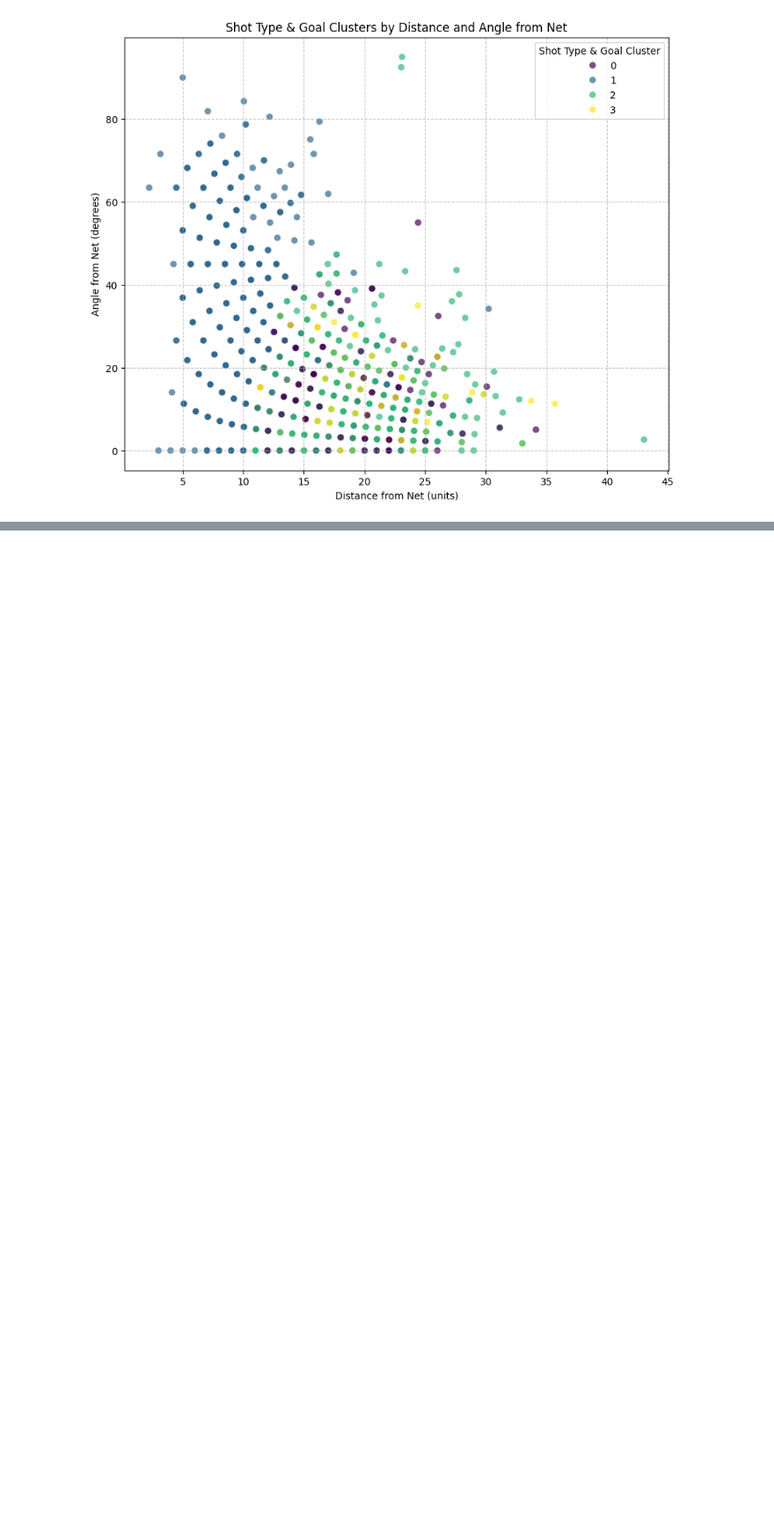
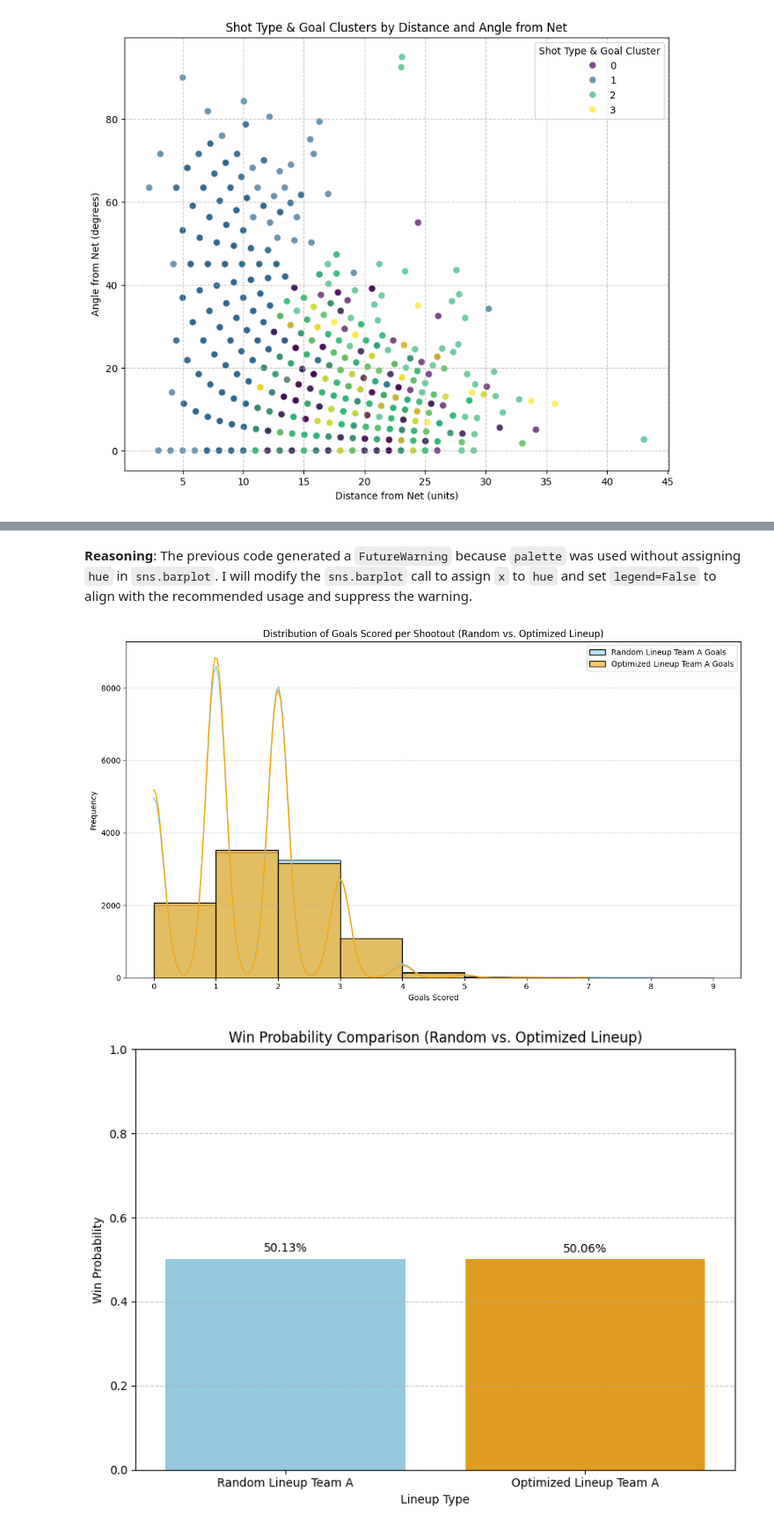
Before and after one commit to Darknight899/Comprehensive-Assessment-, a Jupyter notebook: Capstone_Project.ipynb, the cells around one changed output, grey strips where cells are left out. Shown at 88% size. Drawn from its saved outputs; the diff is of its cells as text; code cells hidden in the pictures; blank space fills up the shorter version.

```diff
--- a/Capstone_Project.ipynb
+++ b/Capstone_Project.ipynb
@@ -1991,0 +2688,48 @@ plt.show()
+# %% [markdown]
+**Reasoning**:
+The previous code generated a `FutureWarning` because `palette` was used without assigning `hue` in `sns.barplot`. I will modify the `sns.barplot` call to assign `x` to `hue` and set `legend=False` to align with the recommended usage and suppress the warning.
+# %%
+import matplotlib.pyplot as plt
+import seaborn as sns
+import pandas as pd
+
+# 1. Overlaid Histograms for Goals Scored
+plt.figure(figsize=(12, 7))
+sns.histplot(random_team_a_goals, color='skyblue', label='Random Lineup Team A Goals', kde=True, alpha=0.6, bins=range(int(max(random_team_a_goals.max(), optimized_team_a_goals.max())) + 2))
+sns.histplot(optimized_team_a_goals, color='orange', label='Optimized Lineup Team A Goals', kde=True, alpha=0.6, bins=range(int(max(random_team_a_goals.max(), optimized_team_a_goals.max())) + 2))
+plt.title('Distribution of Goals Scored per Shootout (Random vs. Optimized Lineup)')
+plt.xlabel('Goals Scored')
+plt.ylabel('Frequency')
+plt.xticks(range(int(max(random_team_a_goals.max(), optimized_team_a_goals.max())) + 2))
+plt.legend()
+plt.grid(axis='y', linestyle='--', alpha=0.7)
+plt.tight_layout()
+plt.show()
+
+# 2. Bar Chart for Win Probabilities
+win_probabilities_df = pd.DataFrame({
+    'Lineup Type': ['Random Lineup Team A', 'Optimized Lineup Team A'],
+    'Win Probability': [random_win_prob_a, optimized_win_prob_a]
+})
+
+plt.figure(figsize=(8, 6))
+ax = sns.barplot(x='Lineup Type', y='Win Probability', hue='Lineup Type', data=win_probabilities_df, palette=['skyblue', 'orange'], legend=False)
+plt.title('Win Probability Comparison (Random vs. Optimized Lineup)')
+plt.xlabel('Lineup Type')
+plt.ylabel('Win Probability')
+plt.ylim(0, 1) # Win probability is between 0 and 1
+
+# Add percentage labels on top of the bars
+for p in ax.patches:
+    ax.annotate(f'{p.get_height():.2%}',
+               (p.get_x() + p.get_width() / 2., p.get_height()),
+               ha='center', va='center',
+               xytext=(0, 9),
+               textcoords='offset points')
+
+plt.grid(axis='y', linestyle='--', alpha=0.7)
+plt.tight_layout()
+plt.show()
+# %% [output]
+[figure, added]
+[figure, added]
```
Also changed, not shown: parts of 33 cells of this notebook.
